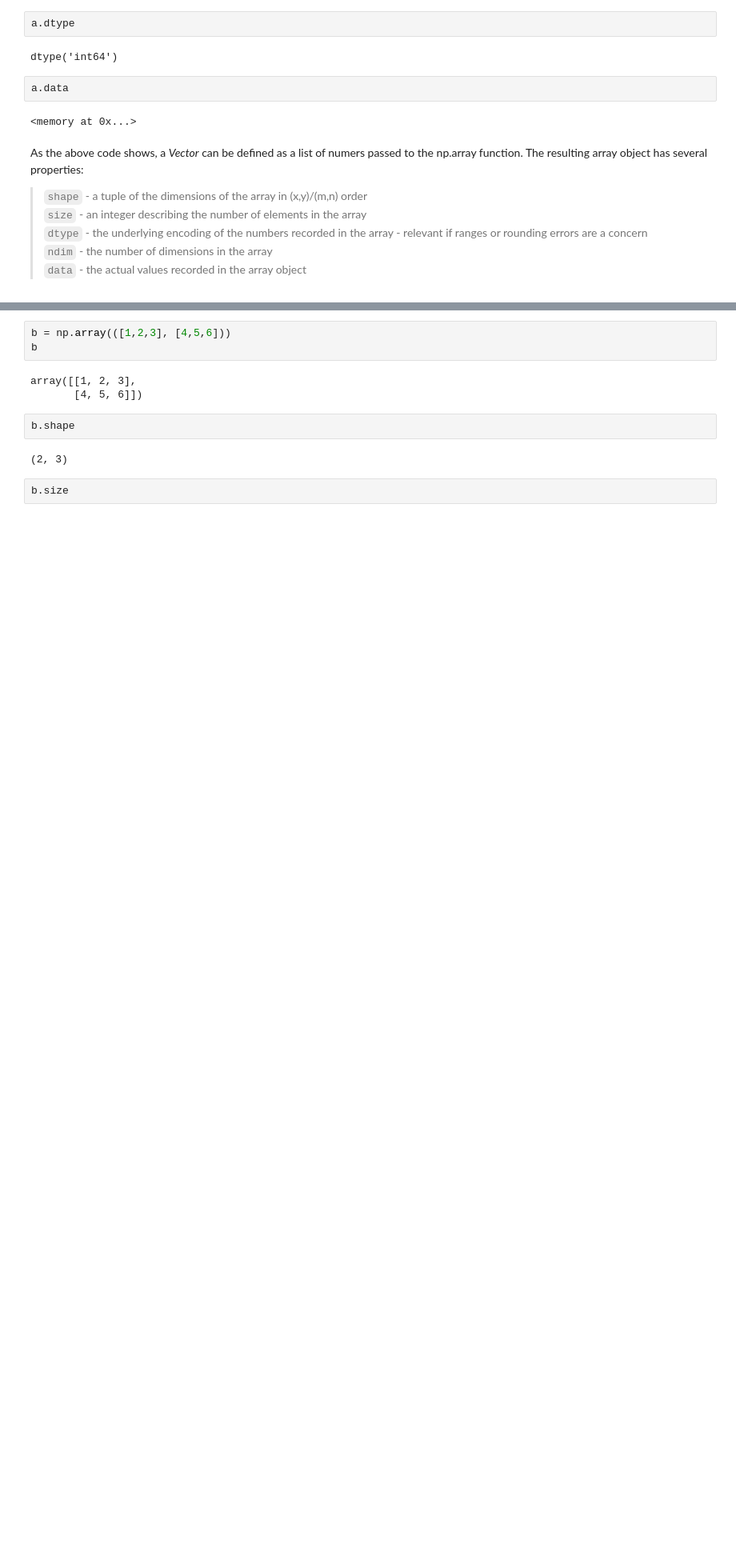
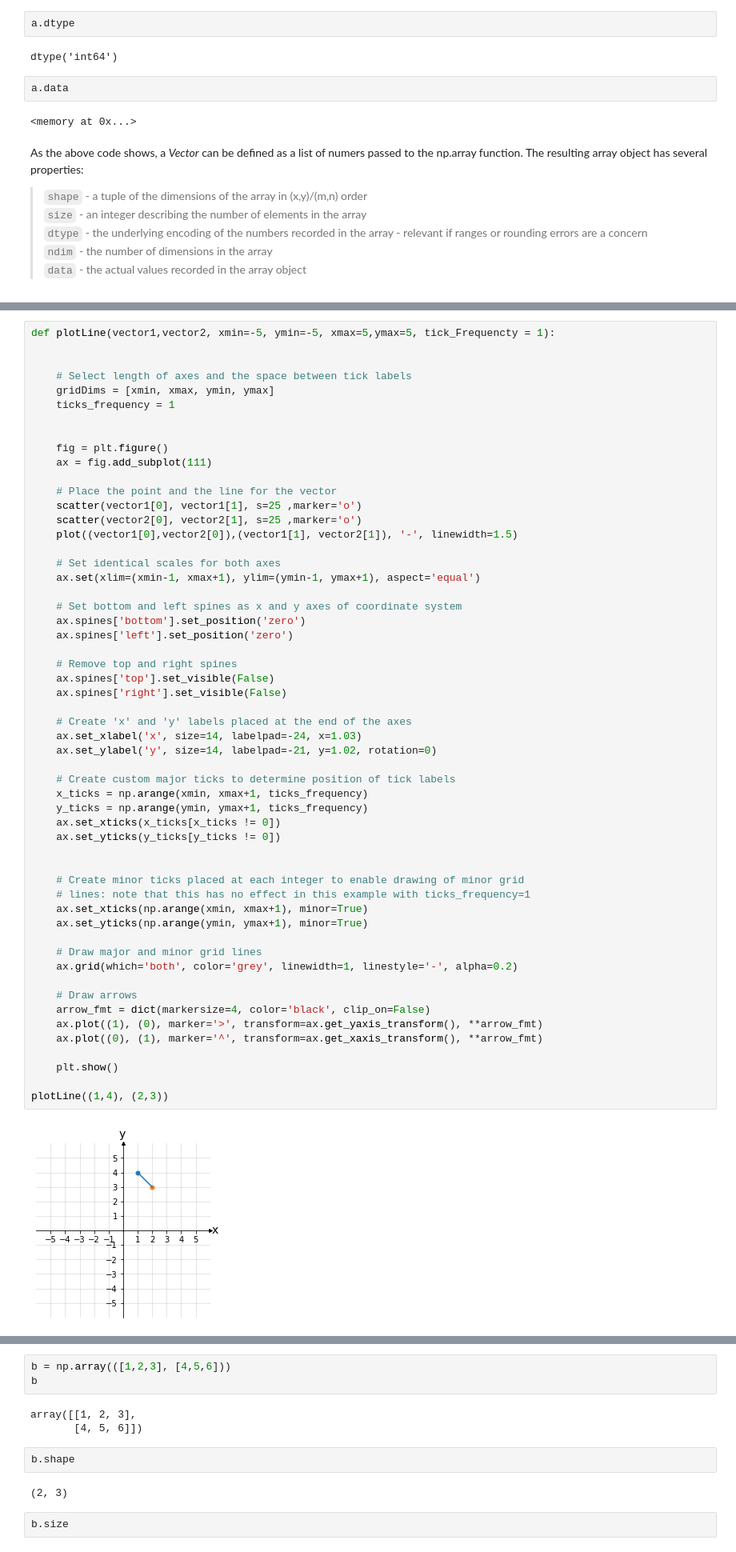
Before and after one commit to johnalanwillis/ilc-nodalMet-ML, a Jupyter notebook: code/Linear Algebra Review - Numpy.ipynb, the cells around one changed output, grey strips where cells are left out. Shown at 80% size. Cells and saved outputs as stored; diff of their text form; blank space fills up the shorter version.

```diff
--- a/code/Linear Algebra Review - Numpy.ipynb
+++ b/code/Linear Algebra Review - Numpy.ipynb
@@ -69,3 +235,60 @@ The resulting array object has several properties:
+# %%
+def plotLine(vector1,vector2, xmin=-5, ymin=-5, xmax=5,ymax=5, tick_Frequencty = 1):
+
+
+    # Select length of axes and the space between tick labels
+    gridDims = [xmin, xmax, ymin, ymax]
+    ticks_frequency = 1
+
+
+    fig = plt.figure()
+    ax = fig.add_subplot(111)
+
+    # Place the point and the line for the vector
+    scatter(vector1[0], vector1[1], s=25 ,marker='o')
+    scatter(vector2[0], vector2[1], s=25 ,marker='o')
+    plot((vector1[0],vector2[0]),(vector1[1], vector2[1]), '-', linewidth=1.5)
+
+    # Set identical scales for both axes
+    ax.set(xlim=(xmin-1, xmax+1), ylim=(ymin-1, ymax+1), aspect='equal')
+
+    # Set bottom and left spines as x and y axes of coordinate system
+    ax.spines['bottom'].set_position('zero')
+    ax.spines['left'].set_position('zero')
+
+    # Remove top and right spines
+    ax.spines['top'].set_visible(False)
+    ax.spines['right'].set_visible(False)
+
+    # Create 'x' and 'y' labels placed at the end of the axes
+    ax.set_xlabel('x', size=14, labelpad=-24, x=1.03)
+    ax.set_ylabel('y', size=14, labelpad=-21, y=1.02, rotation=0)
+
+    # Create custom major ticks to determine position of tick labels
+    x_ticks = np.arange(xmin, xmax+1, ticks_frequency)
+    y_ticks = np.arange(ymin, ymax+1, ticks_frequency)
+    ax.set_xticks(x_ticks[x_ticks != 0])
+    ax.set_yticks(y_ticks[y_ticks != 0])
+
+
+    # Create minor ticks placed at each integer to enable drawing of minor grid
+    # lines: note that this has no effect in this example with ticks_frequency=1
+    ax.set_xticks(np.arange(xmin, xmax+1), minor=True)
+    ax.set_yticks(np.arange(ymin, ymax+1), minor=True)
+
+    # Draw major and minor grid lines
+    ax.grid(which='both', color='grey', linewidth=1, linestyle='-', alpha=0.2)
+
+    # Draw arrows
+    arrow_fmt = dict(markersize=4, color='black', clip_on=False)
+    ax.plot((1), (0), marker='>', transform=ax.get_yaxis_transform(), **arrow_fmt)
+    ax.plot((0), (1), marker='^', transform=ax.get_xaxis_transform(), **arrow_fmt)
+
+    plt.show()
+
+plotLine((1,4), (2,3))
+# %% [output]
+[figure, added]
 # %% [markdown]
 ### Creating Matrices
 Like creating a vector, creating a matrix simply consists of passing lists of elements to the array function
```
Also changed, not shown: parts of 65 cells of this notebook.
